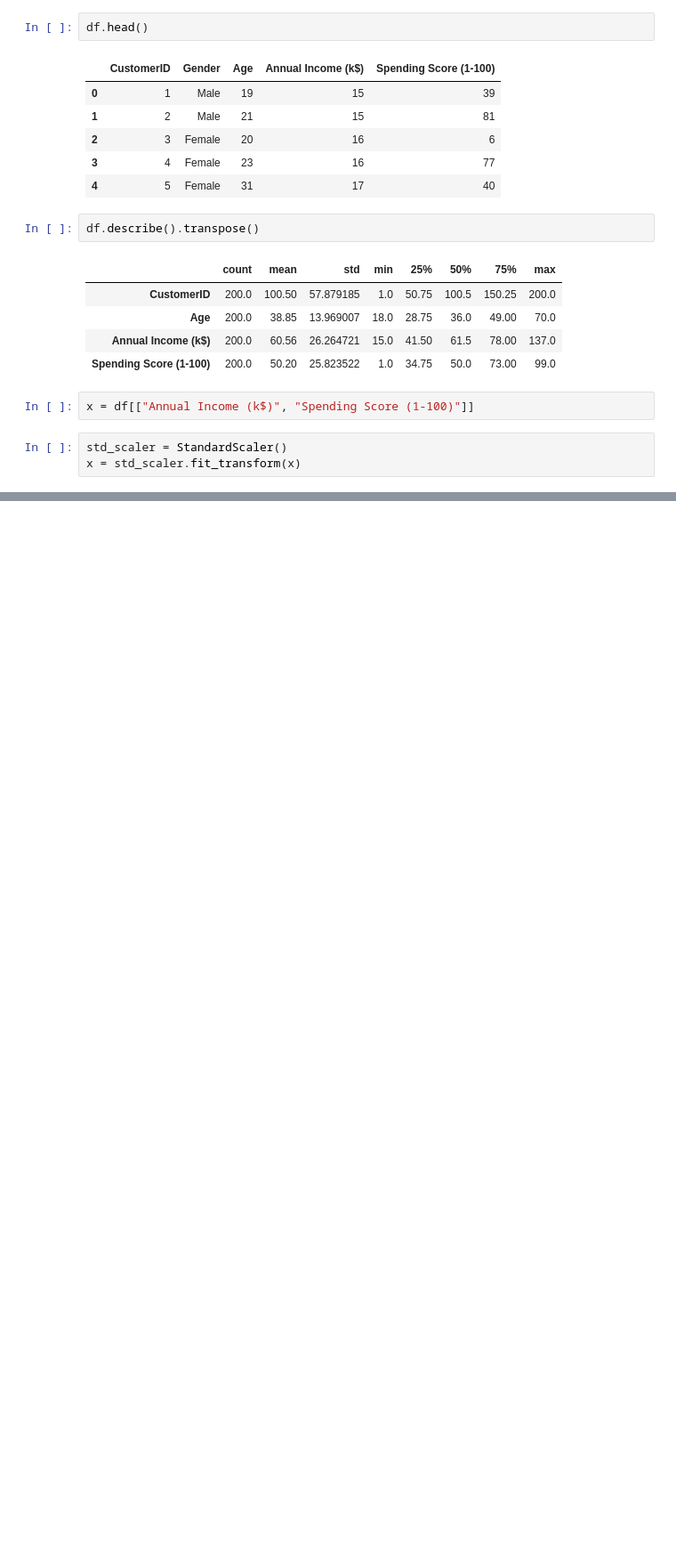
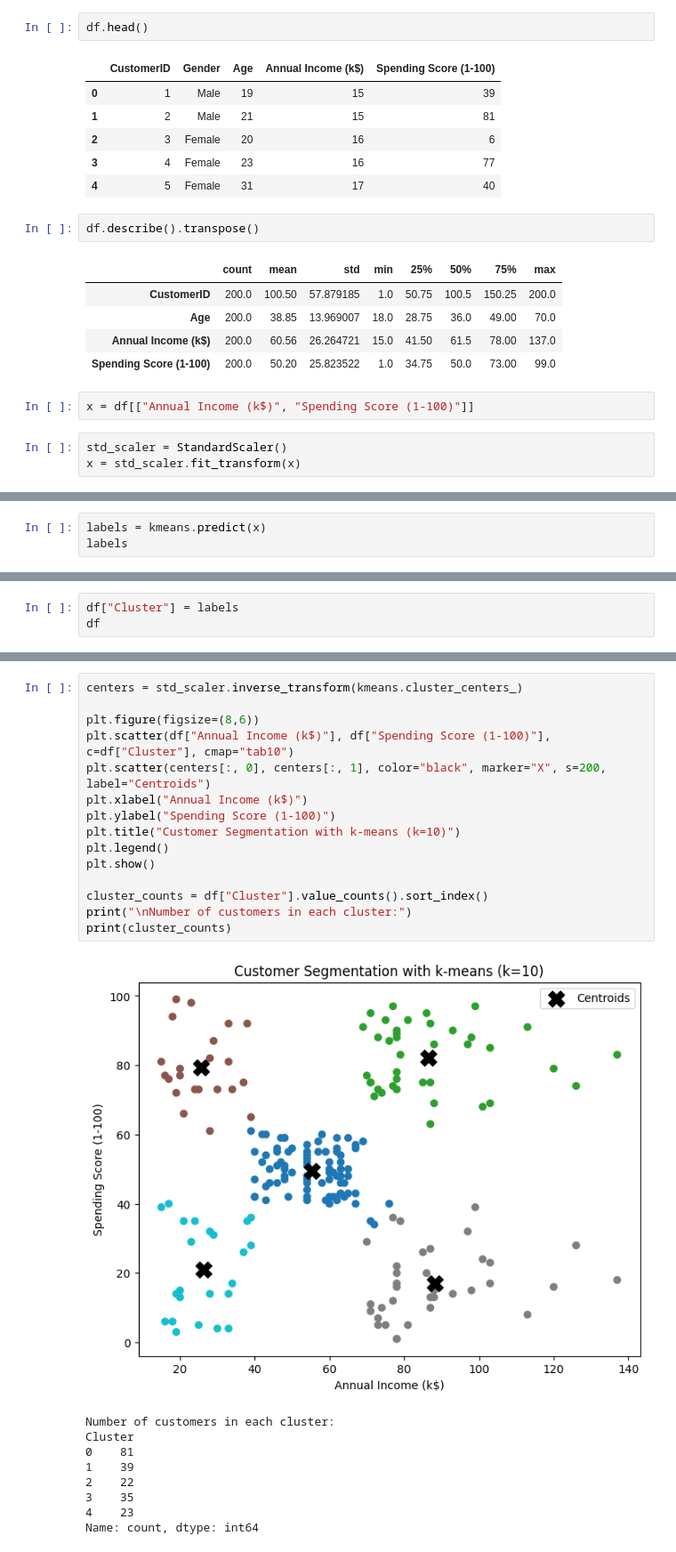
Before and after one commit to BraveVahid/machine_learning, a Jupyter notebook: clustring/k_means.ipynb, the cells around one changed output, grey strips where cells are left out. Shown at 89% size. Cells and saved outputs as stored; diff of their text form; blank space fills up the shorter version.

```diff
--- a/clustring/k_means.ipynb
+++ b/clustring/k_means.ipynb
@@ -104,0 +79,3 @@ Name: count, dtype: int64
+# %%
+labels = kmeans.predict(x)
+labels
@@ -104,0 +93,3 @@ Name: count, dtype: int64
+# %%
+df["Cluster"] = labels
+df
@@ -105 +110,26 @@ Name: count, dtype: int64
+# %%
+centers = std_scaler.inverse_transform(kmeans.cluster_centers_)
+
+plt.figure(figsize=(8,6))
+plt.scatter(df["Annual Income (k$)"], df["Spending Score (1-100)"], c=df["Cluster"], cmap="tab10")
+plt.scatter(centers[:, 0], centers[:, 1], color="black", marker="X", s=200, label="Centroids")
+plt.xlabel("Annual Income (k$)")
+plt.ylabel("Spending Score (1-100)")
+plt.title("Customer Segmentation with k-means (k=10)")
+plt.legend()
+plt.show()
+
+cluster_counts = df["Cluster"].value_counts().sort_index()
+print("\nNumber of customers in each cluster:")
+print(cluster_counts)
+# %% [output]
+[figure, added]
+Number of customers in each cluster:
+Cluster
+0    81
+1    39
+2    22
+3    35
+4    23
+Name: count, dtype: int64
 # %%
```
Also changed, not shown: parts of 11 cells of this notebook.
